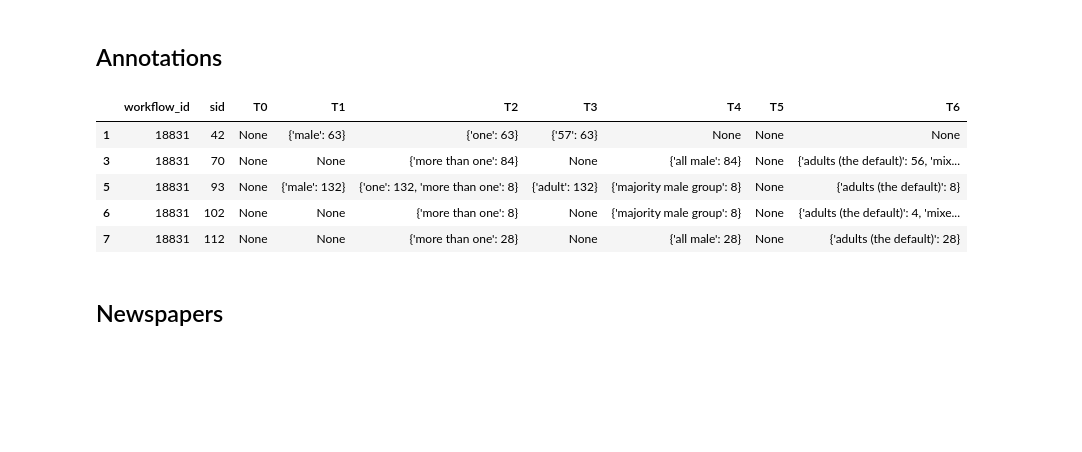
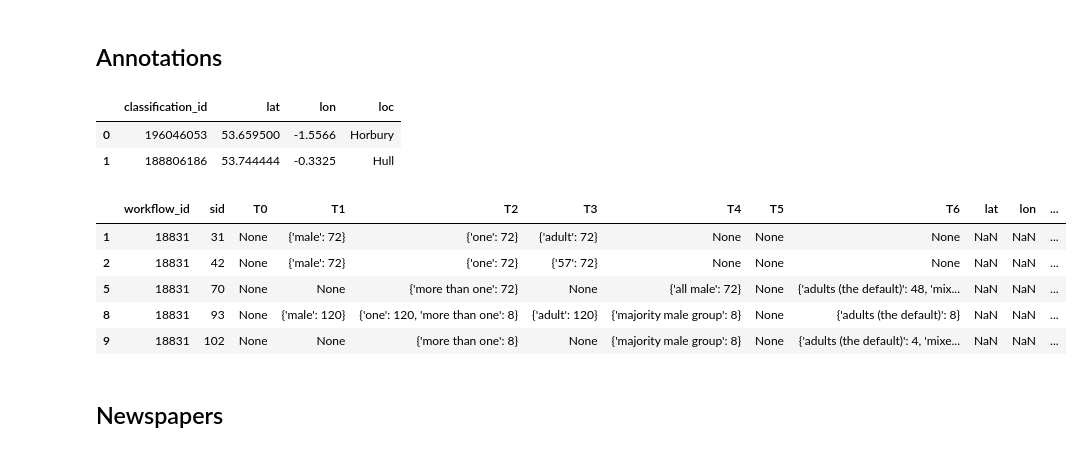
Before and after one commit to kingsdigitallab/lwm-davizct, a Jupyter notebook: notebooks/Export.ipynb, the cells around one changed output. Drawn from its saved outputs; the diff is of its cells as text; code cells hidden in the pictures; blank space fills up the shorter version.

Commit message:
refactor(notebooks): update notebook with latest version of the data

```diff
--- a/notebooks/Export.ipynb
+++ b/notebooks/Export.ipynb
@@ -281,13 +283,22 @@ subjects.head()
 # %% [markdown]
 ## Annotations
+# %%
+all_df = pd.read_csv(os.path.join(ext_path, 'all_accidents_all_data.tsv'), sep='\t')
+all_df = all_df[['classification_id', 'accident_latitude', 'accident_longitude', 'toponym_accident']]
+all_df.columns = ['classification_id', 'lat', 'lon', 'loc']
+all_df.head(2)
+# %% [output]
+|  | classification_id | lat | lon | loc |
+| 0 | 196046053 | 53.659500 | -1.5566 | Horbury |
+| 1 | 188806186 | 53.744444 | -0.3325 | Hull |
 # %%
 def agg_task_values(task):
-    values = [value.strip() for value in task if is_value_valid(value)]
-    return values
+    values = [value for value in task if is_value_valid(value)]
+    return [value.strip() if isinstance(value, str) else value for value in values]
 
 
 def is_value_valid(value):
-    return value not in ["", "None"]
+    return value not in ["", "None"] and not pd.isna(value)
 
 
 def values_with_counts(value):
@@ -295,40 +306,44 @@ def values_with_counts(value):
         return None
 
     values = [v.strip().casefold() for v in value]
     counter = Counter(values)
 
     return counter
 
 
 annotations_df = project.annotations_flattened
 annotations_df = annotations_df[annotations_df["workflow_id"].isin(projects_workflows)]
+annotations_df = annotations_df.merge(all_df, how="left", left_index=True, right_on="classification_id")
 annotations_df = annotations_df.merge(
     subjects[["subject_id", "sid"]],
     how="left",
     left_on="subject_ids",
     right_on="subject_id",
 )
 annotations_df = annotations_df.drop(
-    columns=["workflow_version", "subject_ids", "subject_id"]
+    columns=["classification_id", "workflow_version", "subject_ids", "subject_id"]
 )
 annotations_df = (
     annotations_df.groupby(["workflow_id", "sid"]).agg(agg_task_values).reset_index()
 )
 for idx in range(0, 7):
     annotations_df[f"T{idx}"] = annotations_df[f"T{idx}"].apply(values_with_counts)
 annotations_df = annotations_df.dropna(
     subset=["T0", "T1", "T2", "T3", "T4", "T5", "T6"], how="all"
 )
 
+for col in ['lat', 'lon', 'loc']:
+    annotations_df[col] = annotations_df[col].apply(lambda x: set(x).pop() if len(x) > 0 else None)
+
 annotations_df.to_json(os.path.join(out_path, "annotations.json"), orient="records")
 annotations_df.head()
 # %% [output]
-|  | workflow_id | sid | T0 | T1 | T2 | T3 | T4 | T5 | T6 |
-| 1 | 18831 | 42 | None | {'male': 63} | {'one': 63} | {'57': 63} | None | None | None |
-| 3 | 18831 | 70 | None | None | {'more than one': 84} | None | {'all male': 84} | None | {'adults (the default)': 56, 'mix... |
-| 5 | 18831 | 93 | None | {'male': 132} | {'one': 132, 'more than one': 8} | {'adult': 132} | {'majority male group': 8} | None | {'adults (the default)': 8} |
-| 6 | 18831 | 102 | None | None | {'more than one': 8} | None | {'majority male group': 8} | None | {'adults (the default)': 4, 'mixe... |
-| 7 | 18831 | 112 | None | None | {'more than one': 28} | None | {'all male': 28} | None | {'adults (the default)': 28} |
+|  | workflow_id | sid | T0 | T1 | T2 | T3 | T4 | T5 | T6 | lat | lon | ... |
+| 1 | 18831 | 31 | None | {'male': 72} | {'one': 72} | {'adult': 72} | None | None | None | NaN | NaN | ... |
+| 2 | 18831 | 42 | None | {'male': 72} | {'one': 72} | {'57': 72} | None | None | None | NaN | NaN | ... |
+| 5 | 18831 | 70 | None | None | {'more than one': 72} | None | {'all male': 72} | None | {'adults (the default)': 48, 'mix... | NaN | NaN | ... |
+| 8 | 18831 | 93 | None | {'male': 120} | {'one': 120, 'more than one': 8} | {'adult': 120} | {'majority male group': 8} | None | {'adults (the default)': 8} | NaN | NaN | ... |
+| 9 | 18831 | 102 | None | None | {'more than one': 8} | None | {'majority male group': 8} | None | {'adults (the default)': 4, 'mixe... | NaN | NaN | ... |
 # %% [markdown]
 ## Newspapers
 # %%
```
Also changed, not shown: parts of 3 cells of this notebook.
